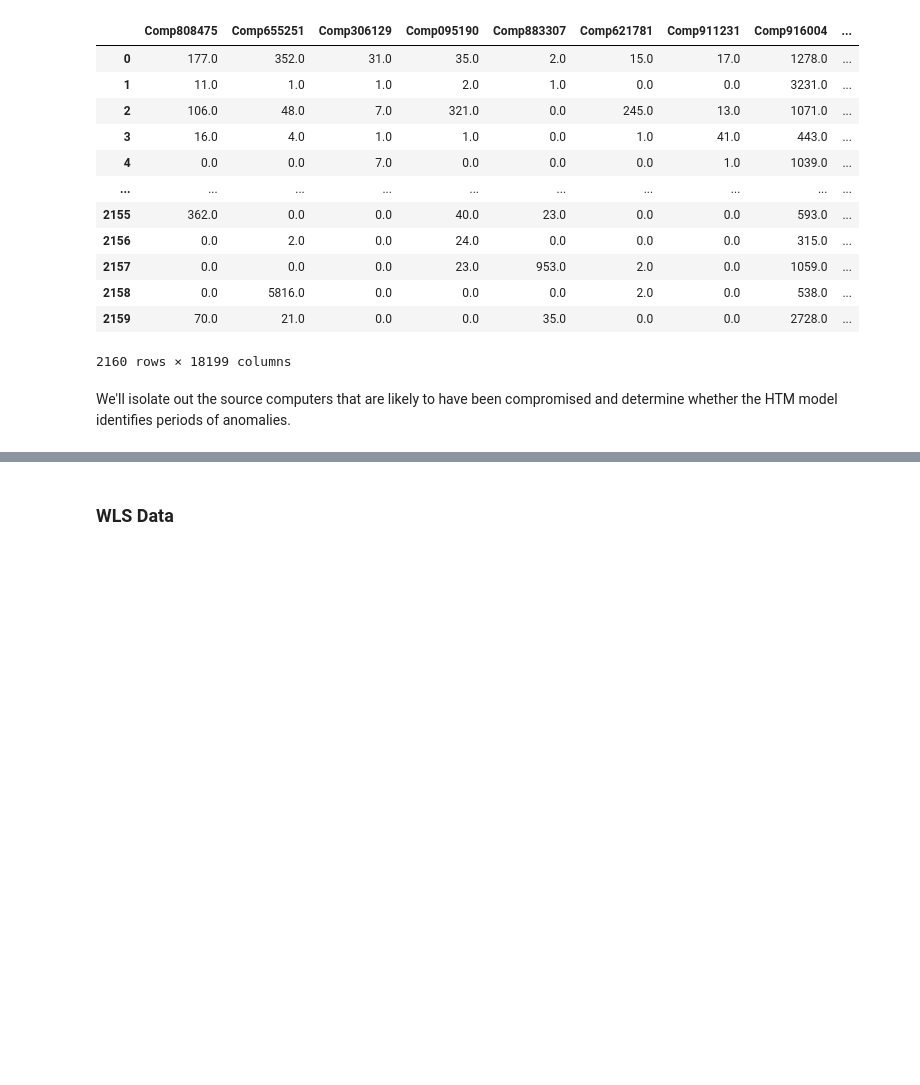
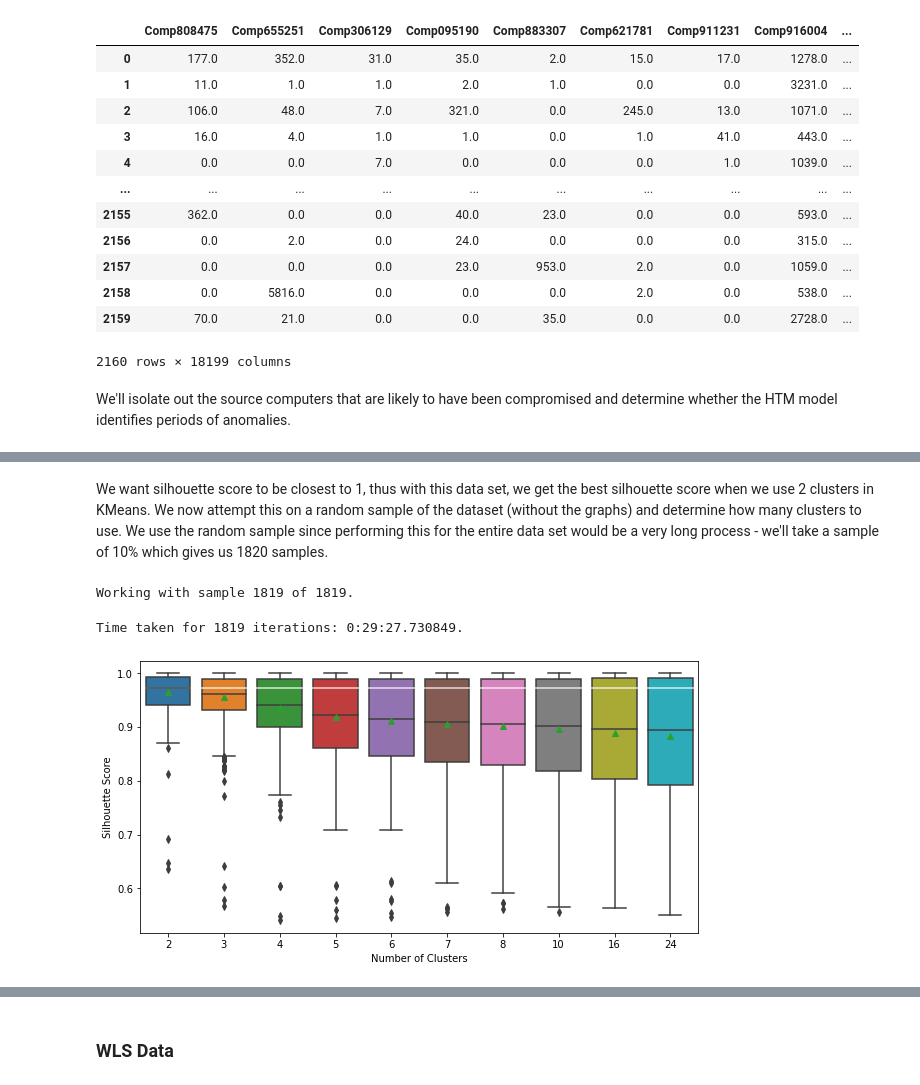
Before and after one commit to gabejg/Advanced-Cyber-Analytics-for-Attack-Detection, a Jupyter notebook: Matt/Data Evaluation.ipynb, the cells around one changed output, grey strips where cells are left out. Cells and saved outputs as stored; diff of their text form; code cells hidden in the pictures; blank space fills up the shorter version.

```diff
--- a/Matt/Data Evaluation.ipynb
+++ b/Matt/Data Evaluation.ipynb
@@ -649,0 +769,47 @@ rt_degrees.iloc[:, 0:10]
+# %% [markdown]
+We want silhouette score to be closest to 1, thus with this data set, we get the best silhouette score when we use 2 clusters in KMeans. We now attempt this on a random sample of the dataset (without the graphs) and determine how many clusters to use. We use the random sample since performing this for the entire data set would be a very long process - we'll take a sample of 10% which gives us 1820 samples.
+# %%
+def cluster_size_search(data):
+
+    no_clusters = [2,3,4,5,6,7,8,10,16,24]
+    return_sil = []
+
+    for n_c in no_clusters:
+
+        clusterer = KMeans(n_clusters=n_c, random_state=10)
+        cluster_labels = clusterer.fit_predict(np.array(data).reshape(-1, 1))
+
+        silhouette_avg = silhouette_score(np.array(data).reshape(-1,1), cluster_labels)
+        return_sil.append(silhouette_avg)
+
+    return return_sil
+# %%
+sil_scores = pd.DataFrame(np.empty((0,10)))
+sil_scores.columns = [2,3,4,5,6,7,8,10,16,24]
+
+entries = random.sample(range(degree_days_t.shape[1]), int(degree_days_t.shape[1]/10))
+
+s_time = datetime.datetime.now()
+
+for e,i in enumerate(entries):
+    clear_output(wait=True)
+    print('Working with sample {} of {}.'.format(e+1, len(entries)))
+    data = degree_days_t.iloc[:, i]
+    data_scores = cluster_size_search(data)
+    sil_scores.loc[i] = data_scores
+
+e_time = datetime.datetime.now()
+
+print('Time taken for {} iterations: {}.'.format(len(entries),e_time-s_time))
+# %% [output]
+Working with sample 1819 of 1819.
+Time taken for 1819 iterations: 0:29:27.730849.
+# %%
+plt.figure(figsize=(10,5))
+sns.boxplot(showmeans=True, data=sil_scores)
+plt.axhline(y=sil_scores[2].median(), color='w', linestyle='-',alpha=0.8)
+plt.xlabel('Number of Clusters')
+plt.ylabel('Silhouette Score')
+plt.show()
+# %% [output]
+[figure, added]
```
Also changed, not shown: parts of 61 cells of this notebook, 7 other files.
